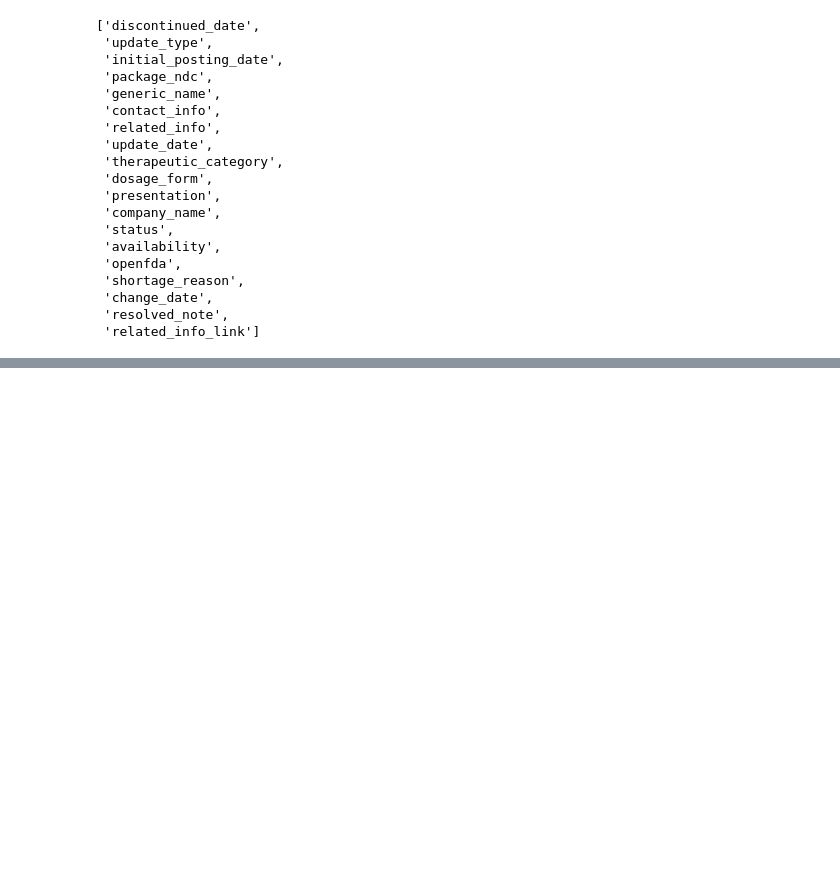
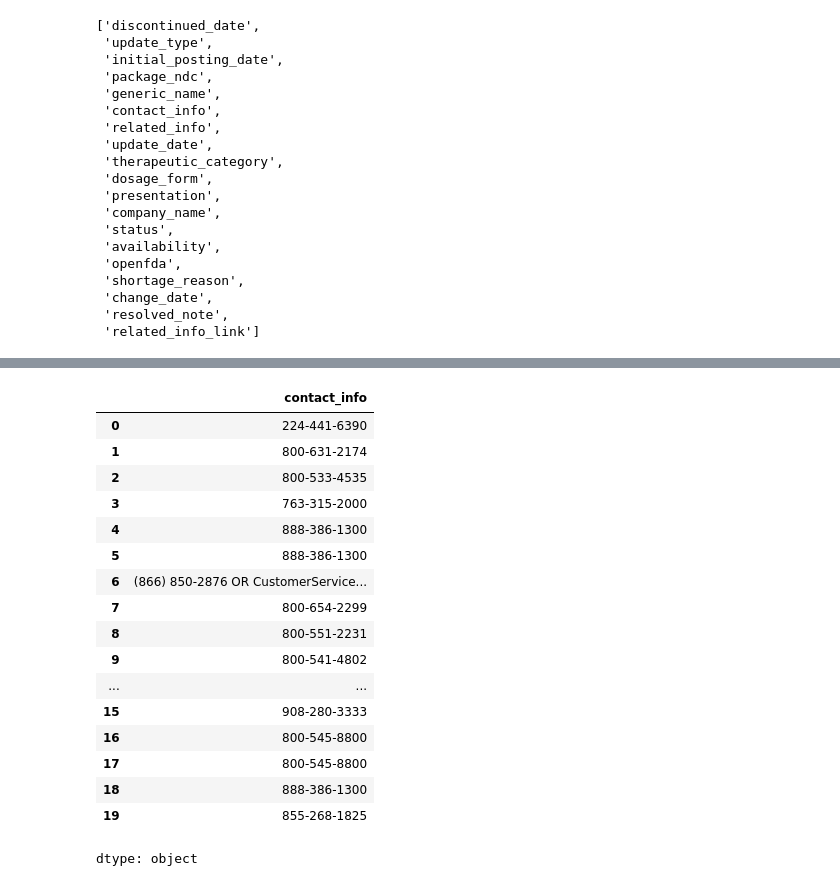
Before and after one commit to mvillanueva00/ADS-507-Final-Project-FDA-Shortage, a Jupyter notebook: ADS507_Final_FDA_Shortage.ipynb, the cells around one changed output, grey strips where cells are left out. Cells and saved outputs as stored; diff of their text form; code cells hidden in the pictures; blank space fills up the shorter version.

Commit message:
Prepare for joining drug shortages to NDC packaging on package_ndc

```diff
--- a/ADS507_Final_FDA_Shortage.ipynb
+++ b/ADS507_Final_FDA_Shortage.ipynb
@@ -254,3 +254,26 @@ drug_shortages.head()
 | 2 | 0071-0530-23 | Quinapril Hydrochloride Tablet | Pfizer Inc. | To Be Discontinued | NaN | NaN | New | ... |
 | 3 | 0245-5316-01 | Potassium Chloride Tablet, Extend... | Upsher-Smith Laboratories, LLC | To Be Discontinued | NaN | NaN | New | ... |
 | 4 | 65219-065-05 | Rocuronium Bromide Injection | Fresenius Kabi USA, LLC | Current | Unavailable | Delay in shipping of the drug | Revised | ... |
+# %%
+# Preview the contact_info field to understand its structure before normalization
+
+shortage_df["contact_info"].head(20)
+# %% [output]
+|  | contact_info |
+| 0 | 224-441-6390 |
+| 1 | 800-631-2174 |
+| 2 | 800-533-4535 |
+| 3 | 763-315-2000 |
+| 4 | 888-386-1300 |
+| 5 | 888-386-1300 |
+| 6 | (866) 850-2876 OR CustomerService... |
+| 7 | 800-654-2299 |
+| 8 | 800-551-2231 |
+| 9 | 800-541-4802 |
+| ... | ... |
+| 15 | 908-280-3333 |
+| 16 | 800-545-8800 |
+| 17 | 800-545-8800 |
+| 18 | 888-386-1300 |
+| 19 | 855-268-1825 |
+dtype: object
```
Also changed, not shown: parts of 3 cells of this notebook.
